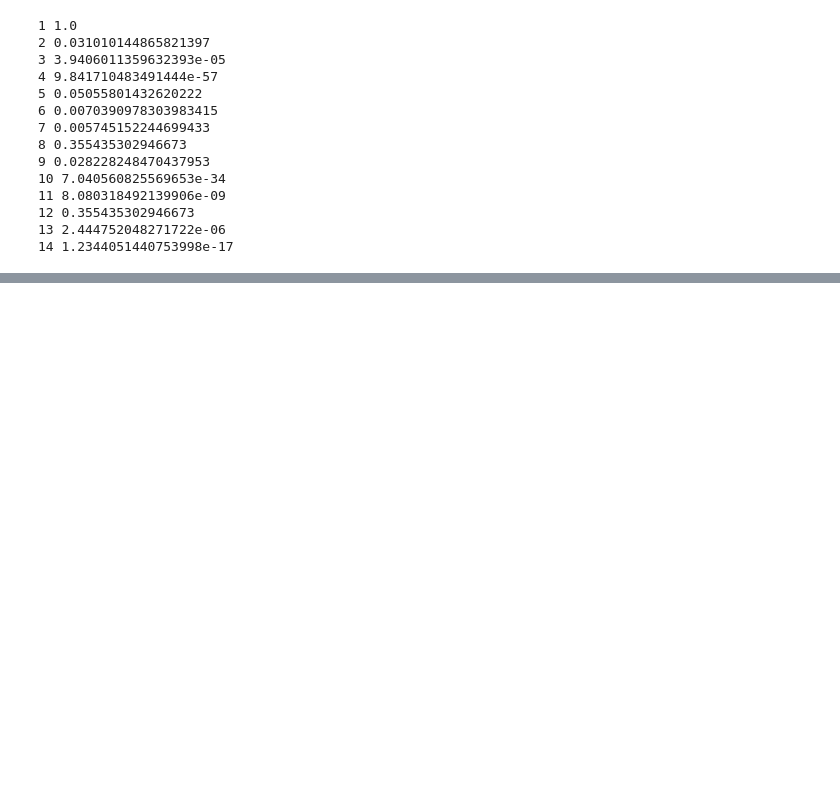
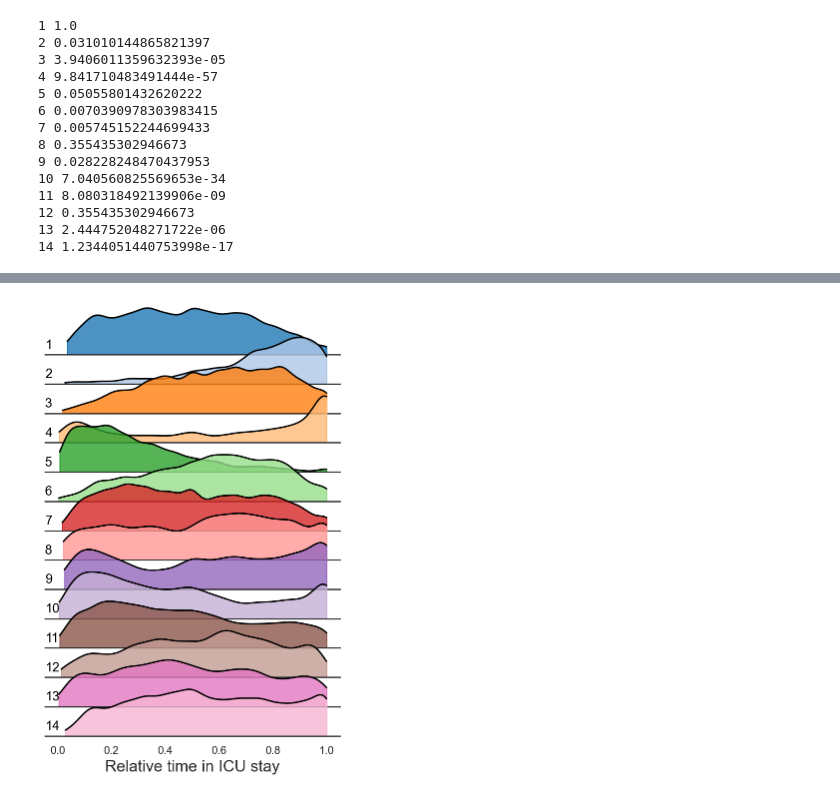
Before and after one commit to NUSCRIPT/CarpeDiem, a Jupyter notebook: narrative/07_cluster_descriptions.ipynb, the cells around one changed output, grey strips where cells are left out. Saved outputs shown, nothing was run; the diff lists cells and outputs as text; code cells hidden in the pictures; blank space fills up the shorter version.

```diff
--- a/narrative/07_cluster_descriptions.ipynb
+++ b/narrative/07_cluster_descriptions.ipynb
@@ -270,0 +391,32 @@ for j in pvals.index:
+# %%
+sns.set_theme(rc={"axes.facecolor": (0, 0, 0, 0)}, style="white")
+
+g = sns.FacetGrid(
+    df,
+    row="cluster",
+    hue="cluster",
+    palette=mpl.cm.tab20.colors,
+    aspect=10,
+    height=0.5,
+    sharey=False
+)
+
+g.map_dataframe(sns.kdeplot, x="day", fill=True, alpha=0.8, cut=0, bw_adjust=0.5)
+g.map_dataframe(sns.kdeplot, x="day", color="black", alpha=1, cut=0, bw_adjust=0.5)
+
+def label(x, color, label):
+    ax = plt.gca()
+    ax.text(0, .2, label, color='black', fontsize=13,
+            ha="left", va="center", transform=ax.transAxes)
+
+g.map(label, "cluster")
+
+g.fig.subplots_adjust(hspace=-0.4)
+
+g.set_titles("")
+g.set(yticks=[], ylabel="", xlabel="Relative time in ICU stay")
+g.despine(left=True)
+g.axes[-1, 0].set_xlabel("Relative time in ICU stay", size=16)
+dump_figure("ridge.pdf")
+# %% [output]
+[figure, added]
```
Also changed, not shown: parts of 17 cells of this notebook, 8 other files.
